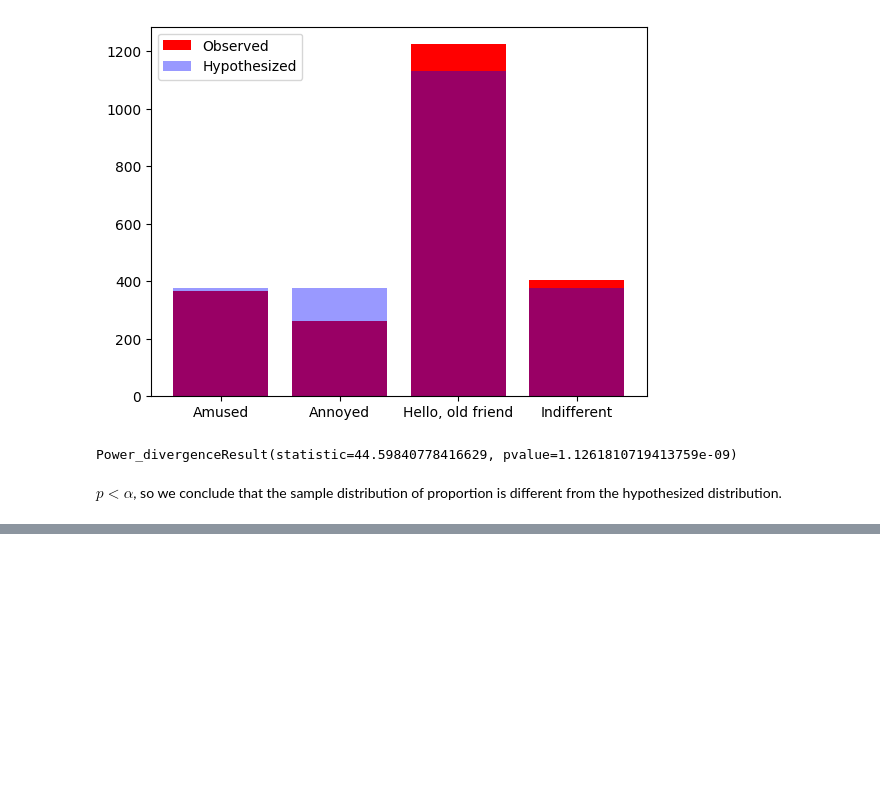
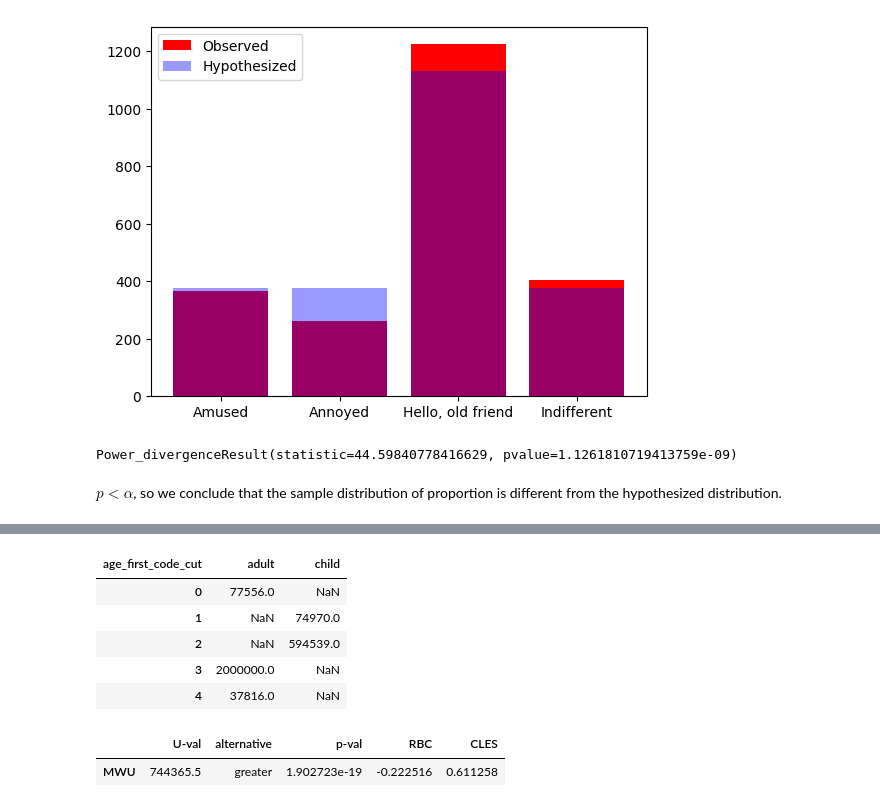
Before and after one commit to luislerma5593/Learning, a Jupyter notebook: Python/DA_datacamp.ipynb, the cells around one changed output, grey strips where cells are left out. Cells and saved outputs as stored; diff of their text form; code cells hidden in the pictures; blank space fills up the shorter version.

```diff
--- a/Python/DA_datacamp.ipynb
+++ b/Python/DA_datacamp.ipynb
@@ -828,0 +935,22 @@ plt.show()
+# %%
+ags_vs_comp = stack_overflow[['converted_comp','age_first_code_cut']]
+age_vs_comp_wide = ags_vs_comp.pivot(columns = 'age_first_code_cut', values='converted_comp') #Doesn't aggregate, return raw values
+age_vs_comp_wide.head()
+# %% [output]
+| age_first_code_cut | adult | child |
+| 0 | 77556.0 | NaN |
+| 1 | NaN | 74970.0 |
+| 2 | NaN | 594539.0 |
+| 3 | 2000000.0 | NaN |
+| 4 | 37816.0 | NaN |
+# %%
+alpha = 0.01
+
+pingouin.mwu(x=age_vs_comp_wide['child'], y=age_vs_comp_wide['adult'], alternative = 'greater')
+
+#Those who started coding as childs, have a higher income than thouse who started as adults
+
+#p<alpha
+# %% [output]
+|  | U-val | alternative | p-val | RBC | CLES |
+| MWU | 744365.5 | greater | 1.902723e-19 | -0.222516 | 0.611258 |
```
Also changed, not shown: parts of 21 cells of this notebook, 5 other files.
